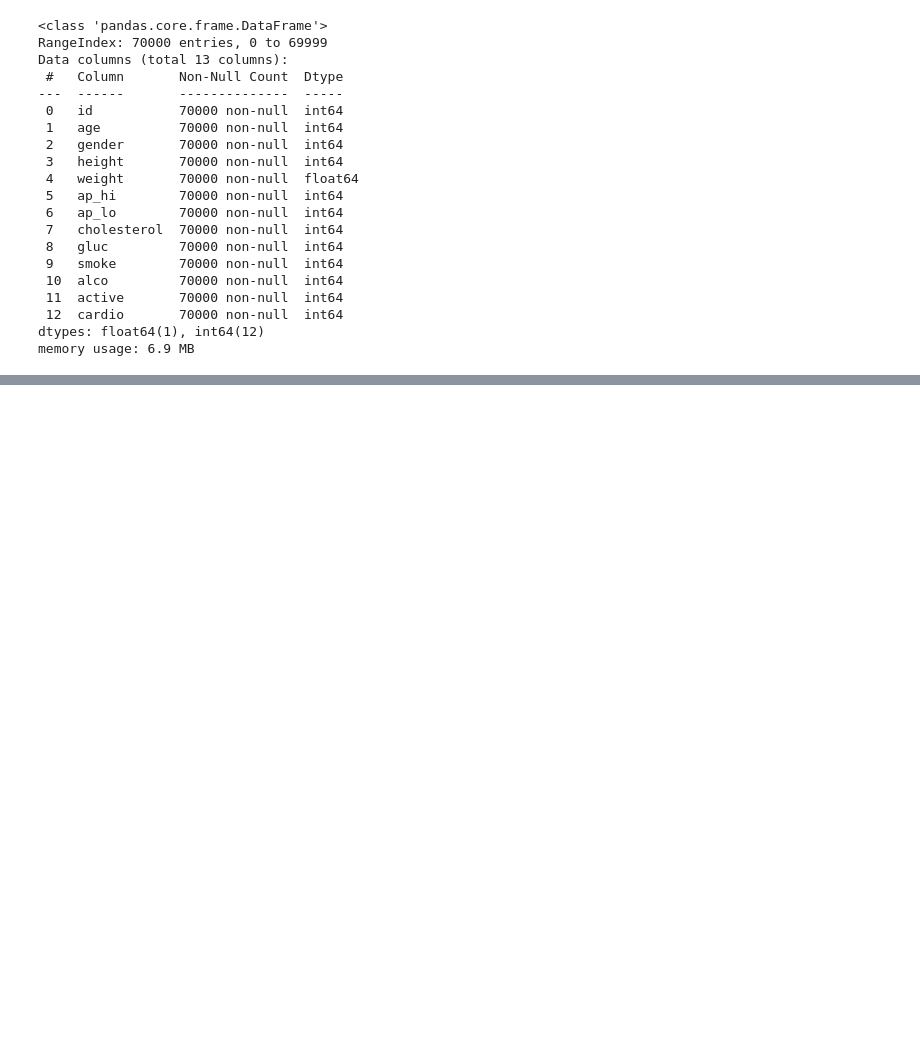
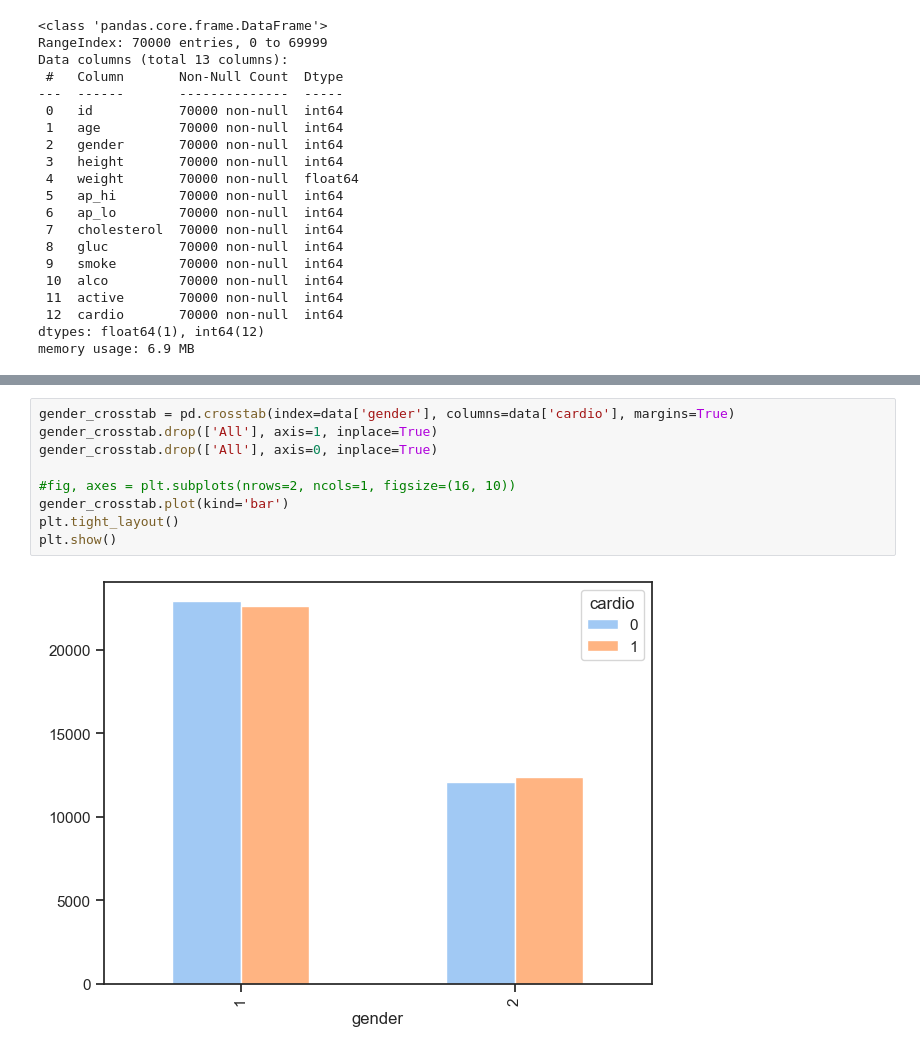
Before and after one commit to OussamaLay/maladie-cardiovasculaire, a Jupyter notebook: cardio.ipynb, the cells around one changed output, grey strips where cells are left out. Cells and saved outputs as stored; diff of their text form; blank space fills up the shorter version.

```diff
--- a/cardio.ipynb
+++ b/cardio.ipynb
@@ -49,0 +80,11 @@ data.describe()
+# %%
+gender_crosstab = pd.crosstab(index=data['gender'], columns=data['cardio'], margins=True)
+gender_crosstab.drop(['All'], axis=1, inplace=True)
+gender_crosstab.drop(['All'], axis=0, inplace=True)
+
+#fig, axes = plt.subplots(nrows=2, ncols=1, figsize=(16, 10))
+gender_crosstab.plot(kind='bar')
+plt.tight_layout()
+plt.show()
+# %% [output]
+[figure, added]
```
Also changed, not shown: parts of 14 cells of this notebook.
